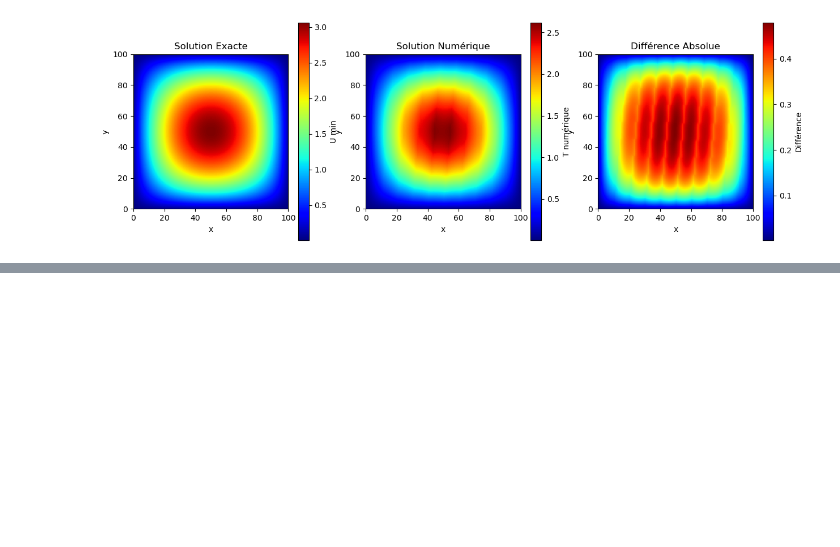
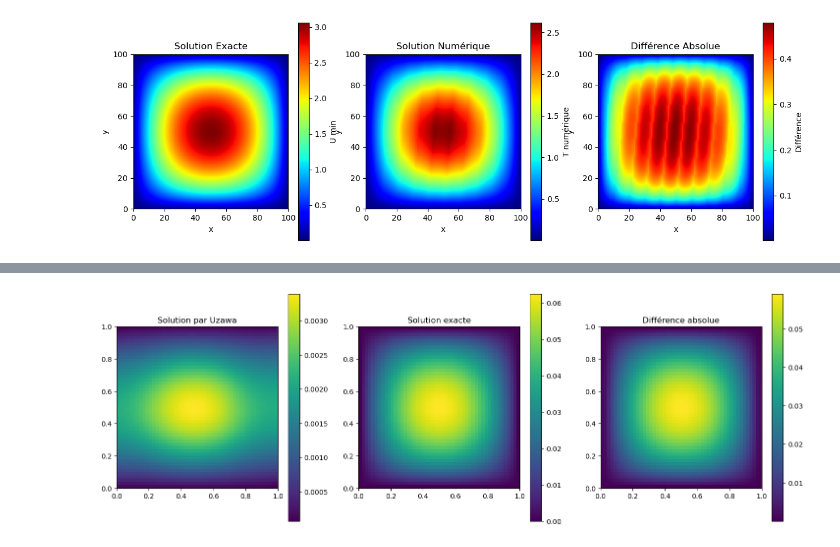
Before and after one commit to PaulCanel/Probleme_inverse, a Jupyter notebook: heatUzawa.ipynb, the cells around one changed output, grey strips where cells are left out. Drawn from its saved outputs; the diff is of its cells as text; code cells hidden in the pictures; blank space fills up the shorter version.

```diff
--- a/heatUzawa.ipynb
+++ b/heatUzawa.ipynb
@@ -1008,0 +1069,89 @@ Text(0.5, 1.0, 'Différence Absolue')
+# %%
+import numpy as np
+import matplotlib.pyplot as plt
+from scipy.sparse import diags
+from scipy.sparse.linalg import spsolve
+from sklearn.datasets import make_regression
+
+# Paramètres du domaine
+Lx, Ly = 1.0, 1.0
+nx, ny = 50, 50
+dx, dy = Lx / (nx + 1), Ly / (ny + 1)
+
+# Construction de la matrice A
+kx, ky = 1 / dx**2, 1 / dy**2
+diagonal = 2 * (kx + ky) * np.ones(nx * ny)
+off_diagonal_x = -kx * np.ones(nx * ny - 1)
+off_diagonal_y = -ky * np.ones(nx * ny - nx)
+
+A = diags([diagonal, off_diagonal_x, off_diagonal_x, off_diagonal_y, off_diagonal_y],
+          [0, -1, 1, -nx, nx], format="csr")
+
+# Fonction pour la solution exacte
+def u_exact(x, y, L=Lx, H=Ly):
+    return x * y * (L - x) * (H - y) / (L * H)
+
+# Création de la solution exacte sur le maillage
+X, Y = np.meshgrid(np.linspace(0, Lx, nx), np.linspace(0, Ly, ny))
+U_exact = u_exact(X, Y).flatten()
+
+# Conditions aux limites (pour simplifier, on les met à zéro)
+b = np.zeros(nx * ny)
+
+# Choix de Nm points de mesure uniformément répartis
+Nm = nx * ny
+points = make_regression(n_samples=Nm, n_features=2, noise=0.1, random_state=42)[0]
+points = (points - points.min(axis=0)) / (points.max(axis=0) - points.min(axis=0))
+points[:, 0] *= (Lx - 2 * dx)  # Éviter les bords
+points[:, 1] *= (Ly - 2 * dy)  # Éviter les bords
+points += [dx, dy]  # Décaler pour éviter les bords
+
+# Ajout des mesures dans b
+for x, y in points:
+    i, j = int(x // dx), int(y // dy)
+    k = i + nx * j
+    if k < len(b):
+        b[k] = U_exact[k]
+
+# Paramètres pour Uzawa
+lambda_ = np.zeros_like(b)
+nu = 1e-3  # Pas de descente
+epsilon = 1e-8  # Seuil de tolérance pour la convergence
+max_iter = 1000000  # Nombre maximum d'itérations
+
+# Algorithme d'Uzawa
+for _ in range(max_iter):
+    # Résolution de AU = b + lambda_
+    U = spsolve(A, b + lambda_)
+
+    # Mise à jour de lambda_
+    lambda_ = lambda_ - nu * (A.dot(U) - b)
+
+    # Vérification de la convergence
+    if np.linalg.norm(A.dot(U) - b) < epsilon:
+        break
+
+# Différence absolue entre la solution Uzawa et la solution exacte
+difference = np.abs(U_exact - U)
+
+# Affichage des résultats
+plt.figure(figsize=(18, 6))
+
+plt.subplot(1, 3, 1)
+plt.imshow(U.reshape(nx, ny), extent=(0, Lx, 0, Ly))
+plt.title("Solution par Uzawa")
+plt.colorbar()
+
+plt.subplot(1, 3, 2)
+plt.imshow(U_exact.reshape(nx, ny), extent=(0, Lx, 0, Ly))
+plt.title("Solution exacte")
+plt.colorbar()
+
+plt.subplot(1, 3, 3)
+plt.imshow(difference.reshape(nx, ny), extent=(0, Lx, 0, Ly))
+plt.title("Différence absolue")
+plt.colorbar()
+
+plt.show()
+# %% [output]
+[figure, added]
```
Also changed, not shown: parts of 5 cells of this notebook, 14 other files.
